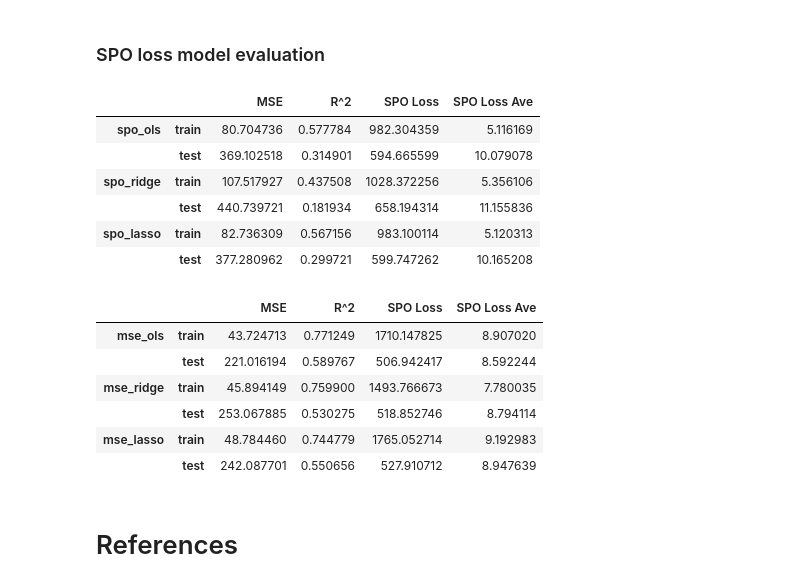
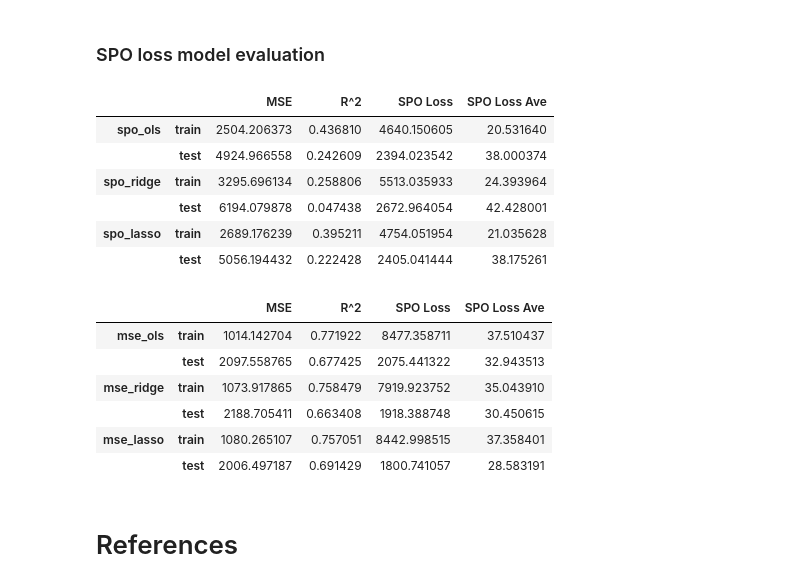
Before and after one commit to tianlei9581/DemandPredictionJD, a Jupyter notebook: PyTorch_models_Lei.ipynb, the cells around one changed output. Drawn from its saved outputs; the diff is of its cells as text; code cells hidden in the pictures.

```diff
--- a/PyTorch_models_Lei.ipynb
+++ b/PyTorch_models_Lei.ipynb
@@ -430,9 +415,10 @@ def cross_validate(x_train, y_train, loss_type, regularize, plot = True):
     print('Time: ', stop - start)
     return best
 # %%
-i = 3
+i = 6
 x_train, y_train, x_test, y_test = preprocessing(order_dict[i])
-capacity_i = capacity[i] if i in capacity.keys() else pd.Series(capacity).mean()
+capacity_i = capacity[i]
+#capacity_i = 1000
 # %%
 #cross_validate(x_train, y_train, 'MSE', 'l2')
 # %%
@@ -546,8 +526,18 @@ MSE_scores
 # ols
 
 learningRate = 0.05
-epochs = 501
+epochs = 3001
 
 # model training
 model_ols2 = linearRegressionTrain(x_train, y_train, learningRate, epochs,'SPO','None')
+
+# ridge regression (l2 regrularization)
+
+#best_l2_spo = cross_validate(x_train, y_train, 'SPO', 'l2')
+model_ridge2 = linearRegressionTrain(x_train, y_train, learningRate, epochs,'SPO','l2', l2_penalty = 2.3357)
+
+# l1 regularization (lasso)
+
+#best_l1_spo = cross_validate(x_train, y_train, 'SPO', 'l1')
+model_lasso2 = linearRegressionTrain(x_train, y_train, learningRate, epochs,'SPO', 'l1', l1_penalty = 10)
 # %% [output]
@@ -569,9 +585,0 @@ Train SPO Loss = [982.30435917]
-# %%
-# ridge regression (l2 regrularization)
-
-learningRate = 0.05
-epochs = 501
-
-# model training
-best_l2_spo = cross_validate(x_train, y_train, 'SPO', 'l2')
-model_ridge2 = linearRegressionTrain(x_train, y_train, learningRate, epochs,'SPO','l2', l2_penalty = best_l2_spo)
@@ -597,8 +585,0 @@ Train SPO Loss = [1028.37225648]
-# %%
-# l1 regularization (lasso)
-
-learningRate = 0.05
-epochs = 501
-
-best_l1_spo = cross_validate(x_train, y_train, 'MSE', 'l1')
-model_lasso2 = linearRegressionTrain(x_train, y_train, learningRate, epochs,'SPO', 'l1', l1_penalty = best_l1_spo)
@@ -626,28 +588,28 @@ Train SPO Loss = [983.10011449]
 # %%
 # compile results for models trained on SPO loss
 SPO_result = []
 
 for model, name in zip([model_ols2, model_ridge2, model_lasso2],['spo_ols','spo_ridge','spo_lasso']):
     score_df = evaluation(model, x_train, x_test, y_train, y_test, plot = False)
     SPO_result.append(pd.concat({name:score_df}))
 
 SPO_scores = pd.concat([SPO_result[0], SPO_result[1], SPO_result[2]])
-SPO_scores
+SPO_scores.iloc[:,[0,1,2,5]]
 # %% [output]
 |  |  | MSE | R^2 | SPO Loss | SPO Loss Ave |
-| spo_ols | train | 80.704736 | 0.577784 | 982.304359 | 5.116169 |
-|  | test | 369.102518 | 0.314901 | 594.665599 | 10.079078 |
-| spo_ridge | train | 107.517927 | 0.437508 | 1028.372256 | 5.356106 |
-|  | test | 440.739721 | 0.181934 | 658.194314 | 11.155836 |
-| spo_lasso | train | 82.736309 | 0.567156 | 983.100114 | 5.120313 |
-|  | test | 377.280962 | 0.299721 | 599.747262 | 10.165208 |
+| spo_ols | train | 2504.206373 | 0.436810 | 4640.150605 | 20.531640 |
+|  | test | 4924.966558 | 0.242609 | 2394.023542 | 38.000374 |
+| spo_ridge | train | 3295.696134 | 0.258806 | 5513.035933 | 24.393964 |
+|  | test | 6194.079878 | 0.047438 | 2672.964054 | 42.428001 |
+| spo_lasso | train | 2689.176239 | 0.395211 | 4754.051954 | 21.035628 |
+|  | test | 5056.194432 | 0.222428 | 2405.041444 | 38.175261 |
 # %%
-MSE_scores
+MSE_scores.iloc[:,[0,1,2,5]]
 # %% [output]
 |  |  | MSE | R^2 | SPO Loss | SPO Loss Ave |
-| mse_ols | train | 43.724713 | 0.771249 | 1710.147825 | 8.907020 |
-|  | test | 221.016194 | 0.589767 | 506.942417 | 8.592244 |
-| mse_ridge | train | 45.894149 | 0.759900 | 1493.766673 | 7.780035 |
-|  | test | 253.067885 | 0.530275 | 518.852746 | 8.794114 |
-| mse_lasso | train | 48.784460 | 0.744779 | 1765.052714 | 9.192983 |
-|  | test | 242.087701 | 0.550656 | 527.910712 | 8.947639 |
+| mse_ols | train | 1014.142704 | 0.771922 | 8477.358711 | 37.510437 |
+|  | test | 2097.558765 | 0.677425 | 2075.441322 | 32.943513 |
+| mse_ridge | train | 1073.917865 | 0.758479 | 7919.923752 | 35.043910 |
+|  | test | 2188.705411 | 0.663408 | 1918.388748 | 30.450615 |
+| mse_lasso | train | 1080.265107 | 0.757051 | 8442.998515 | 37.358401 |
+|  | test | 2006.497187 | 0.691429 | 1800.741057 | 28.583191 |
```
Also changed, not shown: parts of 12 cells of this notebook, 3 other files.
